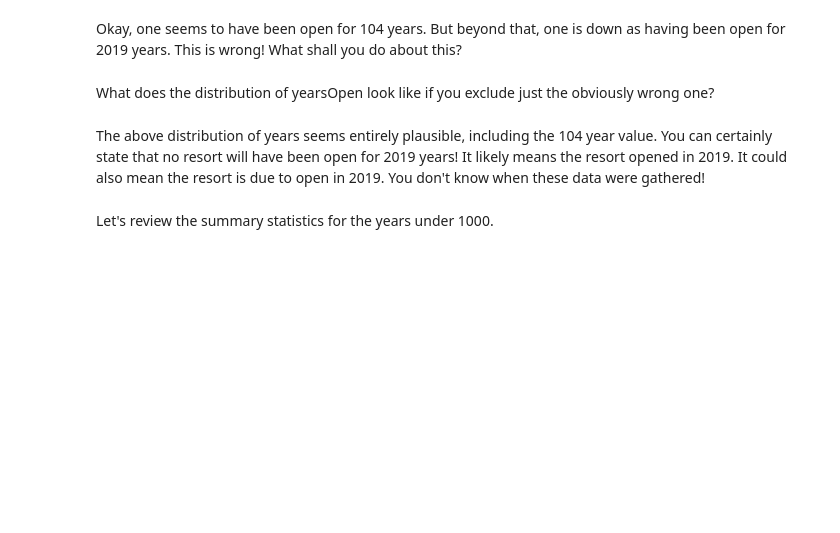
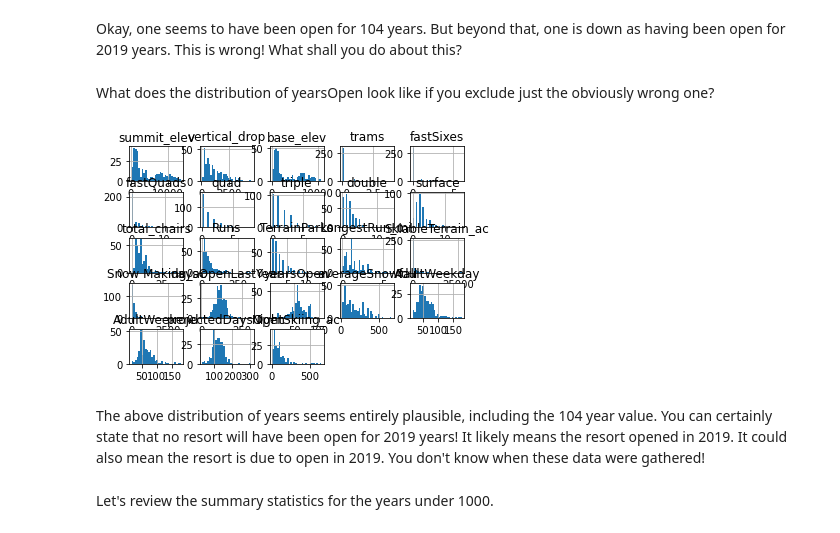
Before and after one commit to Hillary577/DataScienceGuidedCapstone, a Jupyter notebook: Notebooks/HL_02_data_wrangling.ipynb, the cells around one changed output. Cells and saved outputs as stored; diff of their text form; code cells hidden in the pictures; blank space fills up the shorter version.

```diff
--- a/Notebooks/HL_02_data_wrangling.ipynb
+++ b/Notebooks/HL_02_data_wrangling.ipynb
@@ -656,4 +580,4 @@ Drop the fastEight column in its entirety; half the values are missing and all b
 # %%
 #Code task 24#
 #Drop the 'fastEight' column from ski_data. Use inplace=True
-ski_data.drop(columns=___, inplace=___)
+ski_data.drop(columns='fastEight', inplace=True)
@@ -670,11 +599,13 @@ What does the distribution of yearsOpen look like if you exclude just the obviou
 # %%
 #Code task 26#
 #Call the hist method on 'yearsOpen' after filtering for values under 1000
 #Pass the argument bins=30 to hist(), but feel free to explore other values
-ski_data.___[ski_data.___ < ___].hist(___)
+ski_data.loc[ski_data.yearsOpen < 1000].hist(bins=30)
 plt.xlabel('Years open')
 plt.ylabel('Count')
 plt.title('Distribution of years open excluding 2019');
+# %% [output]
+[figure, added]
 # %% [markdown]
 The above distribution of years seems entirely plausible, including the 104 year value. You can certainly state that no resort will have been open for 2019 years! It likely means the resort opened in 2019. It could also mean the resort is due to open in 2019. You don't know when these data were gathered!
 # %% [markdown]
```
Also changed, not shown: parts of 25 cells of this notebook.
